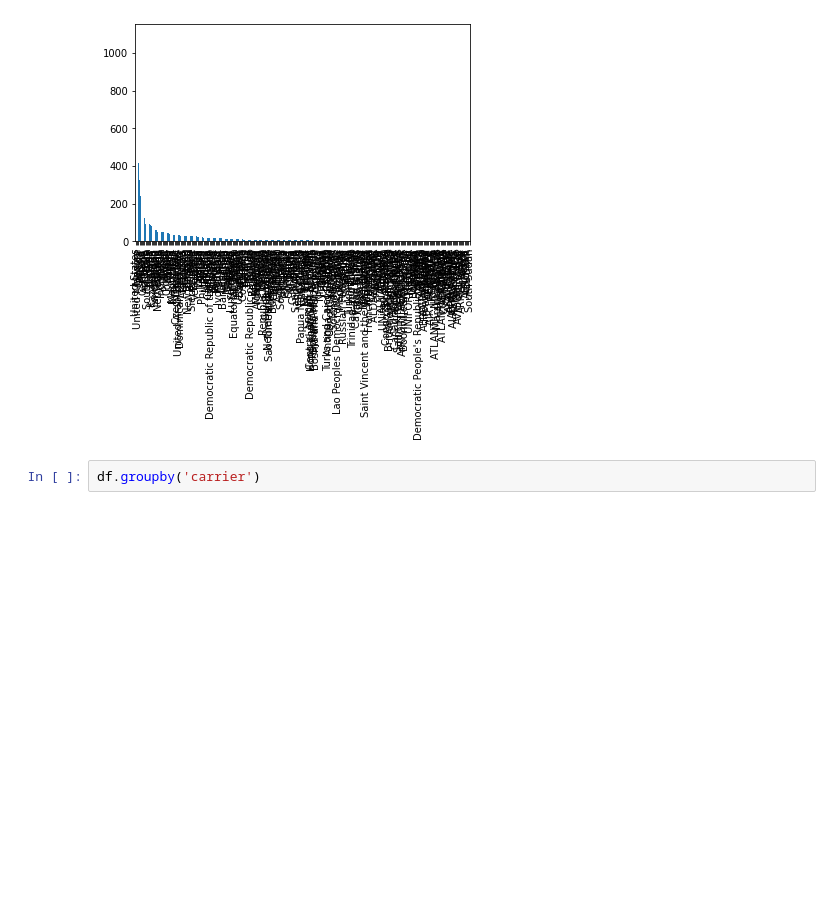
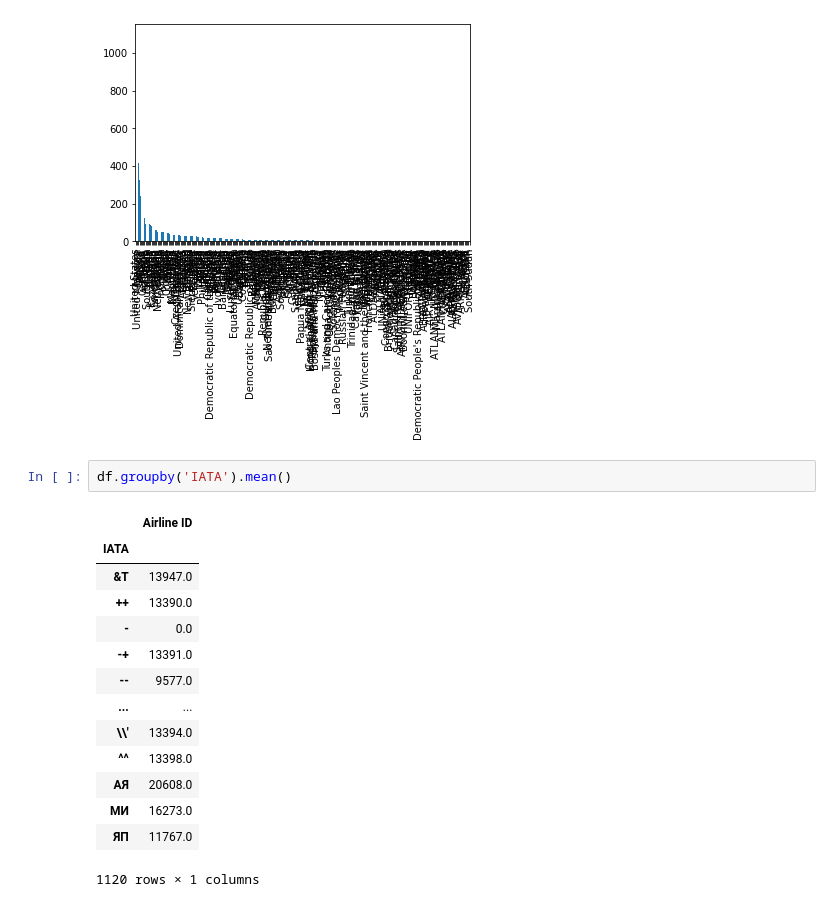
Before and after one commit to ampig2020/Data-Science-Hands-on-Practice, a Jupyter notebook: Data_Science_Basics.ipynb, the cells around one changed output. Saved outputs shown, nothing was run; the diff lists cells and outputs as text; blank space fills up the shorter version.

```diff
--- a/Data_Science_Basics.ipynb
+++ b/Data_Science_Basics.ipynb
@@ -72,4 +72,19 @@ pd.value_counts(df['Country']).plot.bar()
 <matplotlib.axes._subplots.AxesSubplot at 0x...>
 [figure]
 # %%
-df.groupby('carrier')
+df.groupby('IATA').mean()
+# %% [output]
+|  | Airline ID |
+| IATA |  |
+| &T | 13947.0 |
+| ++ | 13390.0 |
+| - | 0.0 |
+| -+ | 13391.0 |
+| -- | 9577.0 |
+| ... | ... |
+| \\' | 13394.0 |
+| ^^ | 13398.0 |
+| АЯ | 20608.0 |
+| МИ | 16273.0 |
+| ЯП | 11767.0 |
+1120 rows × 1 columns
```
